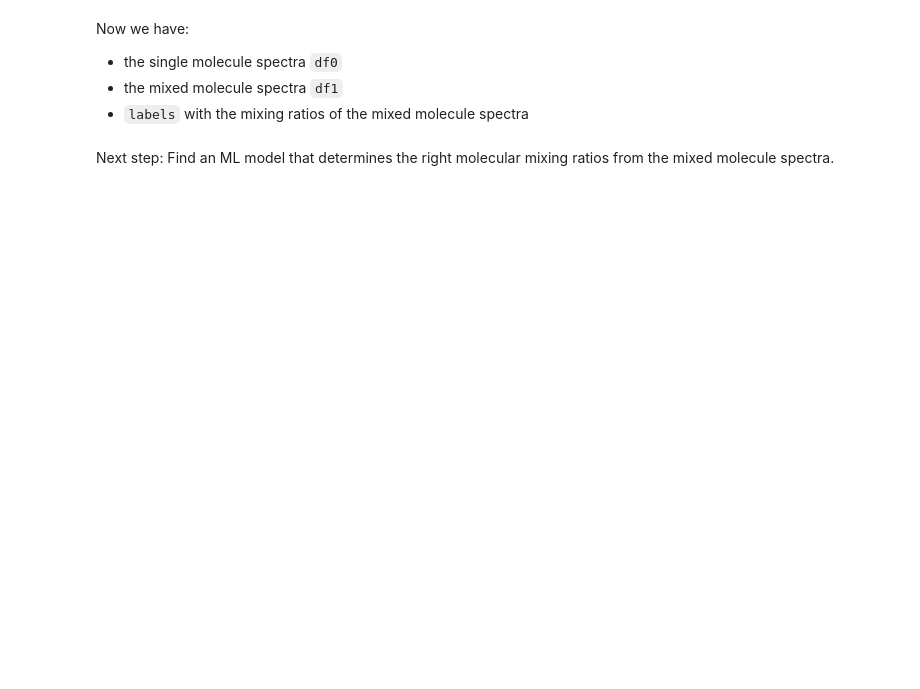
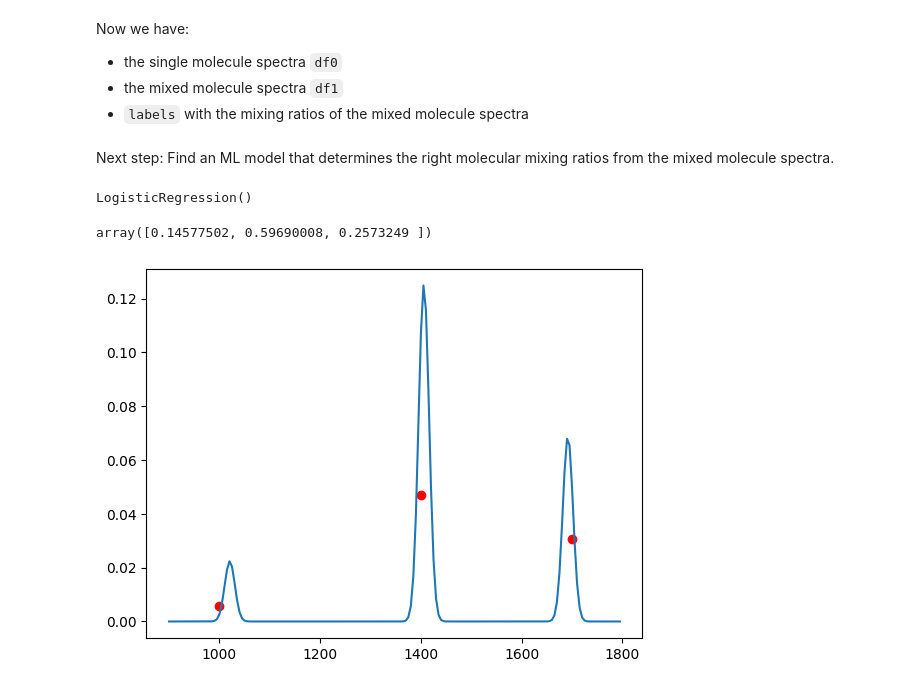
Before and after one commit to karol-pa/Spectra_Classification_Exercises, a Jupyter notebook: exercise_2.ipynb, the cells around one changed output. Saved outputs shown, nothing was run; the diff lists cells and outputs as text; code cells hidden in the pictures; blank space fills up the shorter version.

Commit message:
added prediction on mixed molecules to exersize 2

```diff
--- a/exercise_2.ipynb
+++ b/exercise_2.ipynb
@@ -199,3 +224,32 @@ Now we have:
 + `labels` with the mixing ratios of the mixed molecule spectra
 # %% [markdown]
 Next step: Find an ML model that determines the right molecular mixing ratios from the mixed molecule spectra.
+# %%
+X_train = df0.copy().T
+X_test = df1.copy().T
+y_train=labels_train.copy()
+# %%
+model = LogisticRegression()
+model.fit(X_train, y_train)
+# %% [output]
+LogisticRegression()
+# %%
+y_pred = model.predict_proba(X_test)
+# %%
+y_pred[2]
+# %% [output]
+array([0.14577502, 0.59690008, 0.2573249 ])
+# %%
+indiv_heights = [df0.filter(like='A_').max().mean(),
+                 df0.filter(like='B_').max().mean(),
+                 df0.filter(like='C_').max().mean()]
+indiv_heights = np.array(indiv_heights)
+
+predicted_heights = y_pred[2]*indiv_heights
+# %%
+k = list(df0.index.unique())
+plt.plot(k, np.array(X_test)[2])
+plt.scatter([1000,1400,1700], predicted_heights, color='red')
+plt.show()
+# %% [output]
+[figure, added]
```
Also changed, not shown: parts of 14 cells of this notebook.
